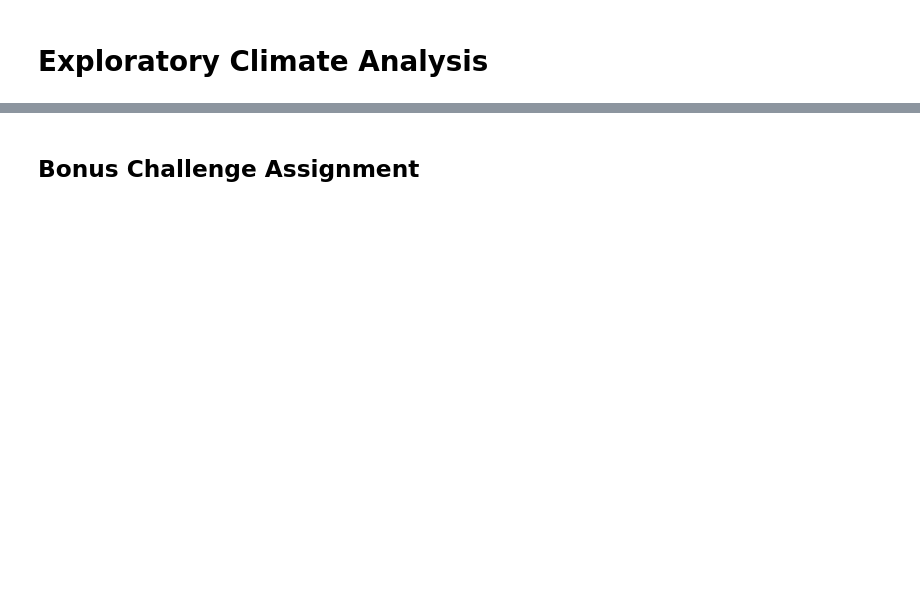
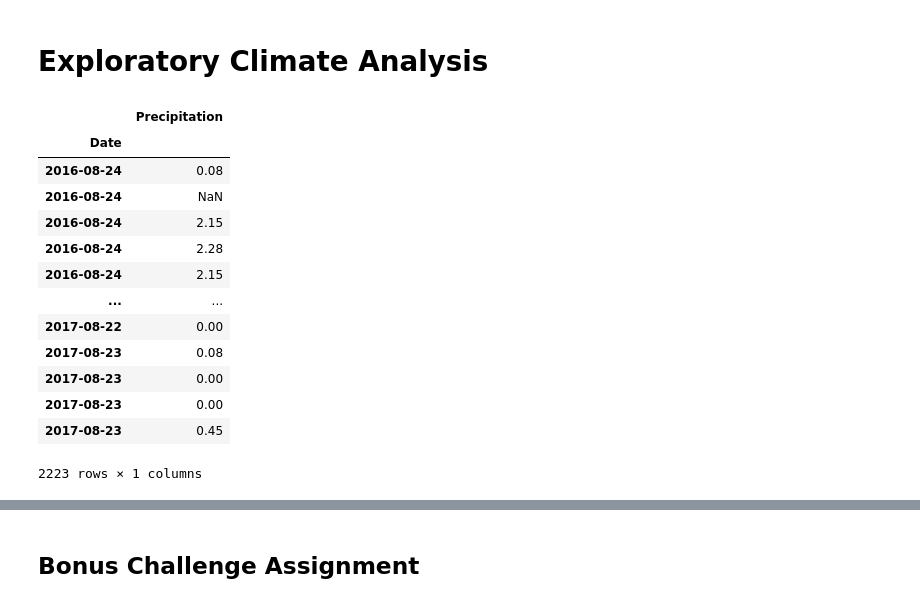
Before and after one commit to HenryNguyenLe/SQLAlchemy_Challenge, a Jupyter notebook: climate_starter.ipynb, the cells around one changed output, grey strips where cells are left out. Cells and saved outputs as stored; diff of their text form; code cells hidden in the pictures; blank space fills up the shorter version.

```diff
--- a/climate_starter.ipynb
+++ b/climate_starter.ipynb
@@ -48,12 +62,35 @@ session.query(,).all()
 # %%
 # Design a query to retrieve the last 12 months of precipitation data and plot the results
 
-# Calculate the date 1 year ago from the last data point in the database
+# use timedelta to calculate query_date
+prp_tpl = session.query(measurement.date, measurement.prcp).all() # list of tuples
+last_date = dt.datetime.strptime(prp_tpl[-1][0], '%Y-%m-%d')
+
+# Calculate the date 1 year ago from the last data point in the database & convert data into dataframe
+query_date  = last_date - dt.timedelta(days=365)
 
 # Perform a query to retrieve the data and precipitation scores
+prp_tpl = session.query(measurement.date, measurement.prcp).filter(measurement.date > query_date).all()
 
 # Save the query results as a Pandas DataFrame and set the index to the date column
+prp_df = pd.DataFrame(prp_tpl,columns=['Date', 'Precipitation'])
+prp_df.set_index('Date', inplace=True)
 
 # Sort the dataframe by date
-
-# Use Pandas Plotting with Matplotlib to plot the data
+prp_df.sort_index(inplace=True)
+prp_df
+# %% [output]
+|  | Precipitation |
+| Date |  |
+| 2016-08-24 | 0.08 |
+| 2016-08-24 | NaN |
+| 2016-08-24 | 2.15 |
+| 2016-08-24 | 2.28 |
+| 2016-08-24 | 2.15 |
+| ... | ... |
+| 2017-08-22 | 0.00 |
+| 2017-08-23 | 0.08 |
+| 2017-08-23 | 0.00 |
+| 2017-08-23 | 0.00 |
+| 2017-08-23 | 0.45 |
+2223 rows × 1 columns
```
Also changed, not shown: parts of 16 cells of this notebook, 2 other files.
